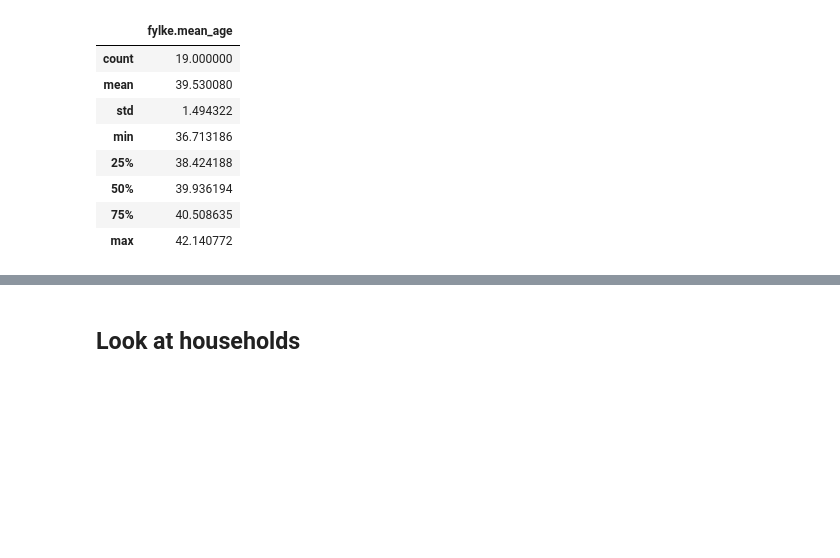
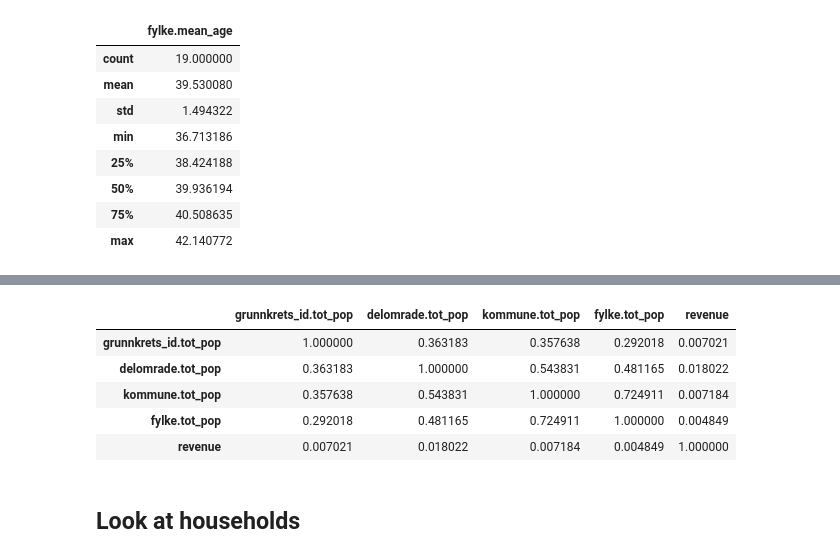
Before and after one commit to halvorlinder/TDT4173-Machine-Learning, a Jupyter notebook: grunnkrets.ipynb, the cells around one changed output, grey strips where cells are left out. Cells and saved outputs as stored; diff of their text form; code cells hidden in the pictures; blank space fills up the shorter version.

```diff
--- a/grunnkrets.ipynb
+++ b/grunnkrets.ipynb
@@ -281,3 +375,12 @@ full_population_df
+# %%
+full_population_df[['grunnkrets_id.tot_pop', 'delomrade.tot_pop', 'kommune.tot_pop', 'fylke.tot_pop', 'revenue']].corr()
+# %% [output]
+|  | grunnkrets_id.tot_pop | delomrade.tot_pop | kommune.tot_pop | fylke.tot_pop | revenue |
+| grunnkrets_id.tot_pop | 1.000000 | 0.363183 | 0.357638 | 0.292018 | 0.007021 |
+| delomrade.tot_pop | 0.363183 | 1.000000 | 0.543831 | 0.481165 | 0.018022 |
+| kommune.tot_pop | 0.357638 | 0.543831 | 1.000000 | 0.724911 | 0.007184 |
+| fylke.tot_pop | 0.292018 | 0.481165 | 0.724911 | 1.000000 | 0.004849 |
+| revenue | 0.007021 | 0.018022 | 0.007184 | 0.004849 | 1.000000 |
 # %% [markdown]
 ## Look at households
 # %%
```
Also changed, not shown: parts of 30 cells of this notebook, 2 other files.
